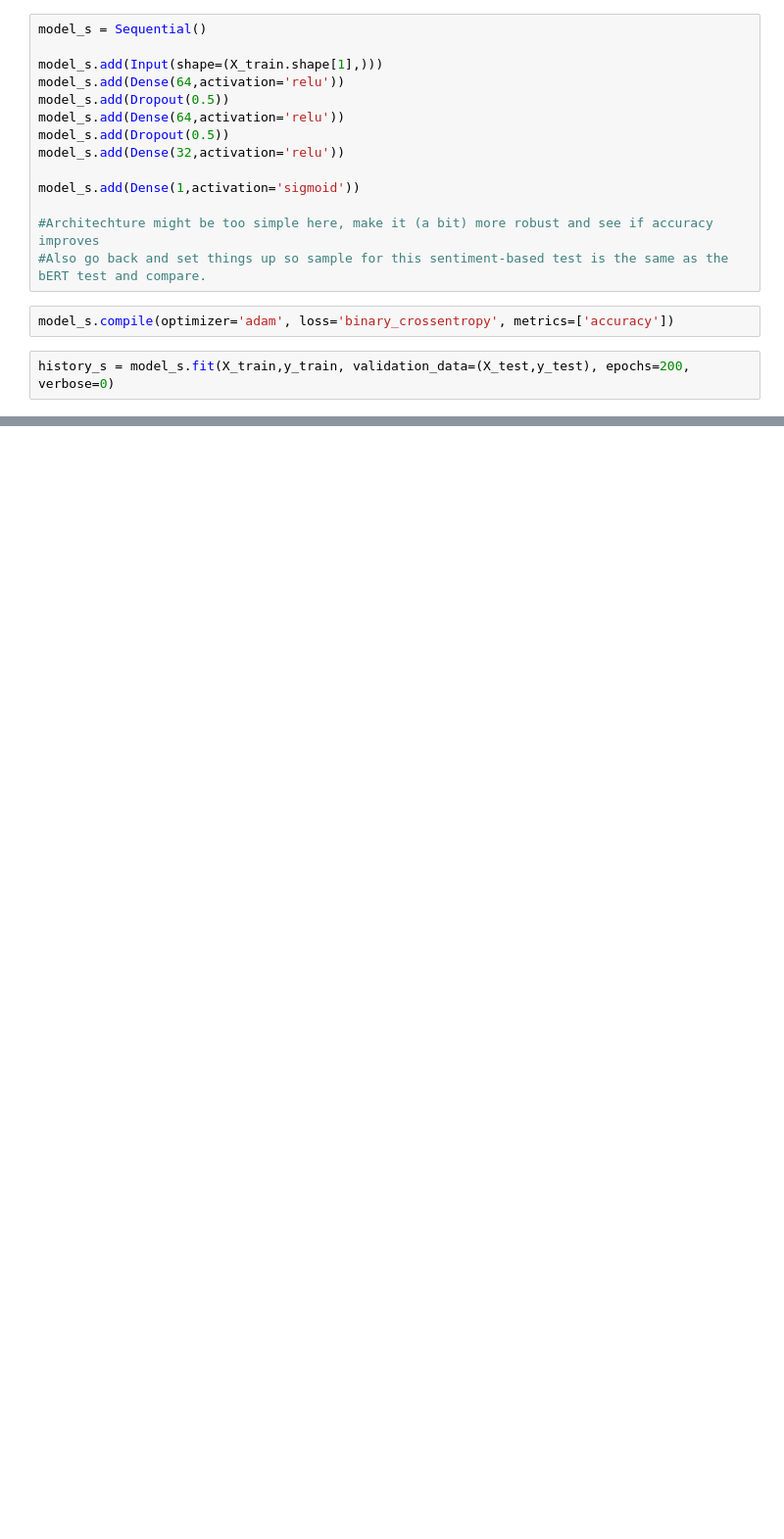
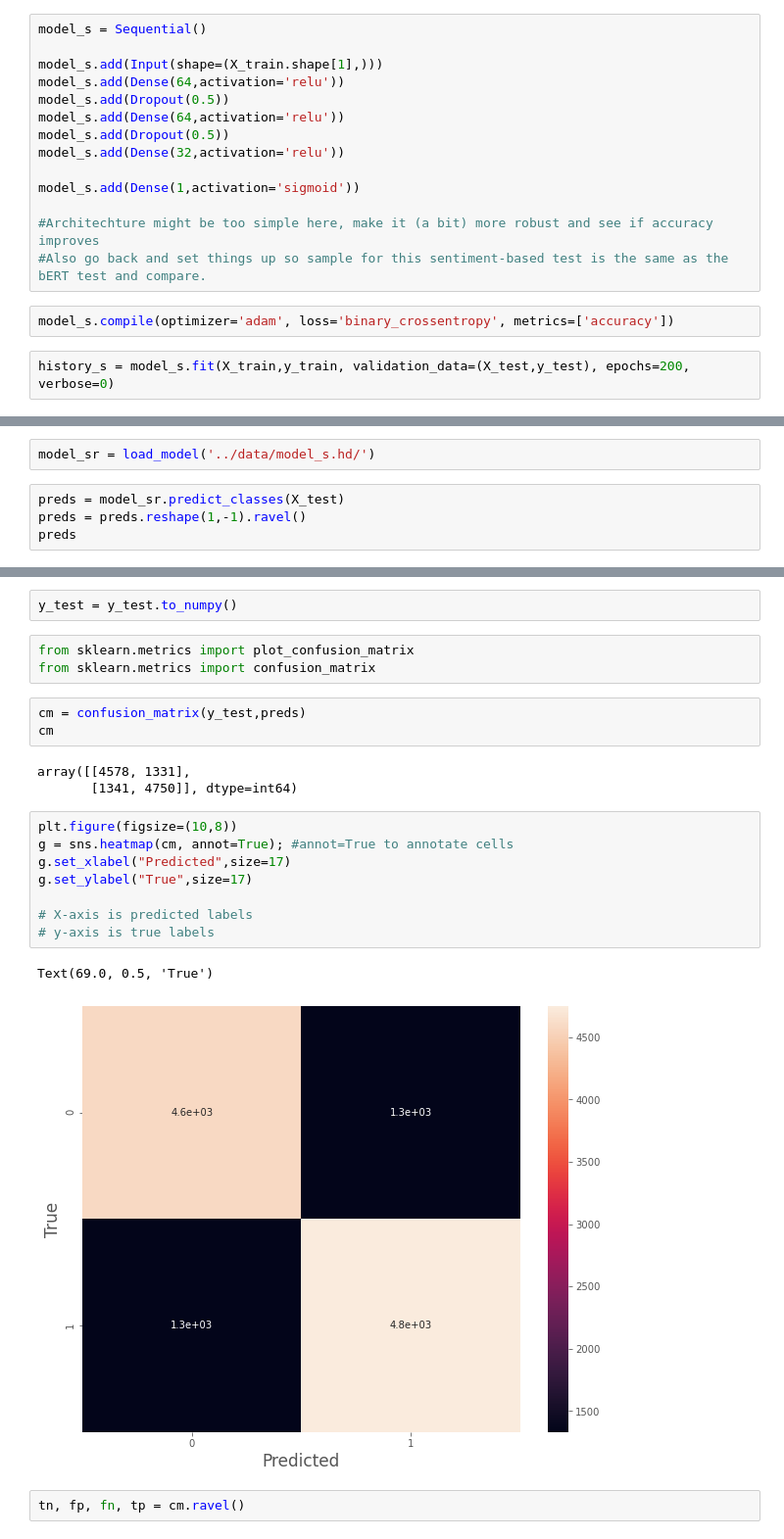
Before and after one commit to vmohan96/Language-Based-Depression-Detection, a Jupyter notebook: SentModelCreation.ipynb, the cells around one changed output, grey strips where cells are left out. Shown at 98% size. Saved outputs shown, nothing was run; the diff lists cells and outputs as text; blank space fills up the shorter version.

```diff
--- a/SentModelCreation.ipynb
+++ b/SentModelCreation.ipynb
@@ -85,0 +81,6 @@ array([[0.6760391]], dtype=float32)
+# %%
+model_sr = load_model('../data/model_s.hd/')
+# %%
+preds = model_sr.predict_classes(X_test)
+preds = preds.reshape(1,-1).ravel()
+preds
@@ -85,0 +92,24 @@ array([[0.6760391]], dtype=float32)
+# %%
+y_test = y_test.to_numpy()
+# %%
+from sklearn.metrics import plot_confusion_matrix
+from sklearn.metrics import confusion_matrix
+# %%
+cm = confusion_matrix(y_test,preds)
+cm
+# %% [output]
+array([[4578, 1331],
+       [1341, 4750]], dtype=int64)
+# %%
+plt.figure(figsize=(10,8))
+g = sns.heatmap(cm, annot=True); #annot=True to annotate cells
+g.set_xlabel("Predicted",size=17)
+g.set_ylabel("True",size=17)
+
+# X-axis is predicted labels
+# y-axis is true labels
+# %% [output]
+Text(69.0, 0.5, 'True')
+[figure, added]
+# %%
+tn, fp, fn, tp = cm.ravel()
```
Also changed, not shown: parts of 21 cells of this notebook, 8 other files.
